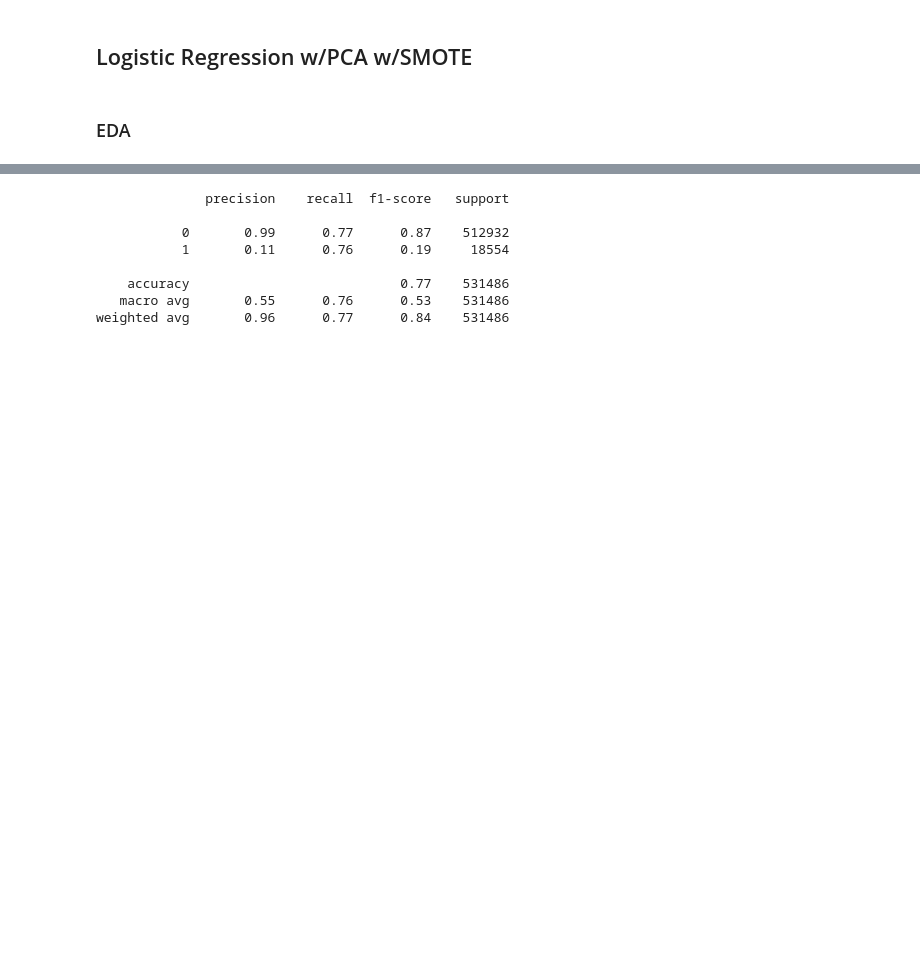
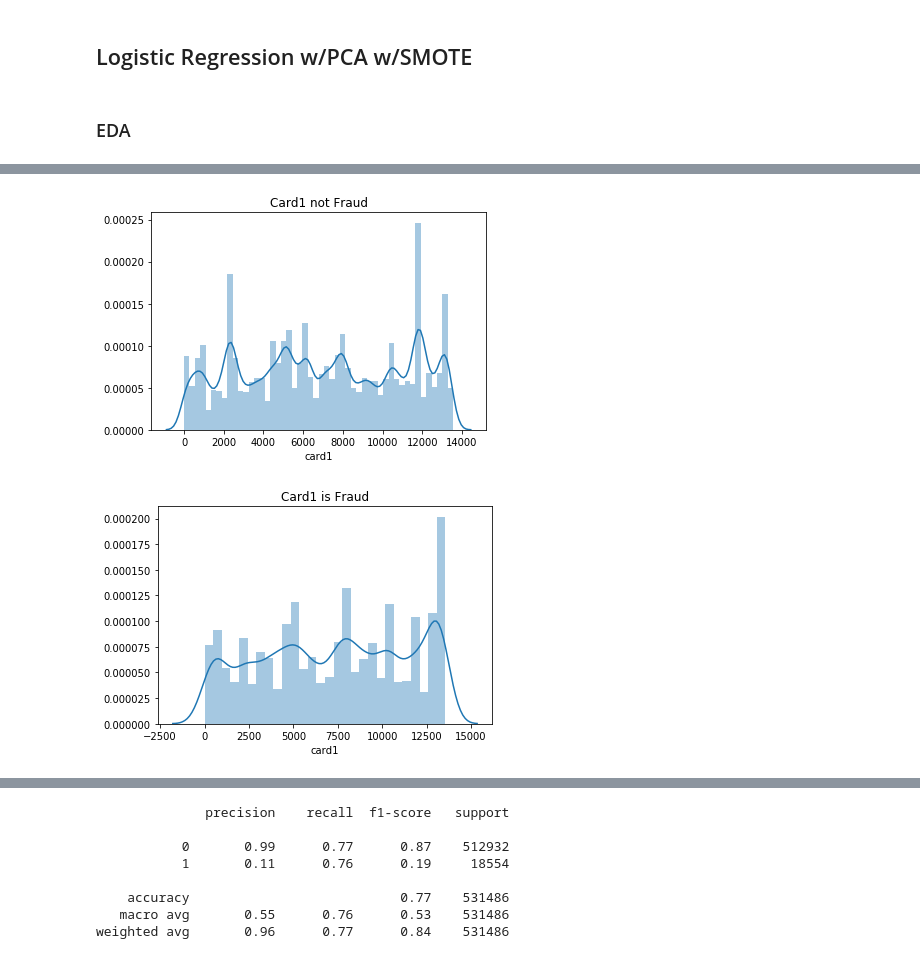
Before and after one commit to kirahman2/fraud_detection, a Jupyter notebook: Fraud Detection EDA.ipynb, the cells around one changed output, grey strips where cells are left out. Saved outputs shown, nothing was run; the diff lists cells and outputs as text; code cells hidden in the pictures; blank space fills up the shorter version.

```diff
--- a/Fraud Detection EDA.ipynb
+++ b/Fraud Detection EDA.ipynb
@@ -247,3 +243,4 @@ corr = df_features.corr()
 # %%
-corr.to_csv('/Users/krahman/work/fraud_detection/saved_files/corr_matrix.csv')
+df_features = pd.read_csv('/Users/krahman/work/fraud_detection/saved_files/df_imputed.csv')
+df_features = df_features.drop('Unnamed: 0', axis=1)
 # %%
@@ -650,4 +484,4 @@ Name: addr2, dtype: int64
 # %%
-for val in df_features.addr2.unique():
-    if df_features.addr2.loc[]
+# for val in df_features.addr2.unique():
+#     if df_features.addr2.loc[]
 # %%
@@ -706,0 +557,24 @@ X = X.drop('addr4', axis=1)
+# %%
+list_fraud_perc = []
+df_temp = df_features
+for val in df_features.addr1.unique():
+    fraud_perc = df_temp[(df_temp.addr1==val) & (df_temp.isFraud==1)].shape[0]/df_temp.shape[0]
+    list_fraud_perc.append(fraud_perc)
+
+series_fraud_perc = pd.Series(list_fraud_perc)
+series_col_name = pd.Series(df_features.addr1.unique())
+df_addr1_fr = pd.concat([series_col_name, series_fraud_perc], keys=['col_val', 'fraud_perc'], axis=1)
+df_addr1_fr = df_addr1_fr.sort_values('fraud_perc', ascending=False).reset_index(drop=True)
+# creating ratio of values more likely to have fraud within the region.
+df_addr1_fr['fraud_multip'] = 0
+fraud_perc_min = df_addr1_fr[df_addr1_fr.fraud_perc>0].fraud_perc.min()
+for val in df_addr1_fr.col_val.unique():
+    val_fraud_perc = df_addr1_fr[df_addr1_fr.col_val==val]['fraud_perc']
+    val_fraud_ratio = val_fraud_perc / fraud_perc_min
+    val_index = df_addr1_fr[df_addr1_fr.col_val==val].index
+    df_addr1_fr.loc[val_index, 'fraud_multip'] = val_fraud_ratio
+
+# creating and mapping dictionary values
+df_addr6 = df_addr1_fr[['col_val','fraud_multip']].set_index('col_val').to_dict()
+dict_addr6_fraud_multip = df_addr6['fraud_multip']
+df_features['addr6'] = df_features.addr1.map(dict_addr6_fraud_multip)
@@ -706,0 +631,11 @@ X = X.drop('addr4', axis=1)
+# %%
+sns.distplot(df_features[df_features.isFraud==0]['card1'])
+plt.title('Card1 not Fraud')
+plt.show()
+
+sns.distplot(df_features[df_features.isFraud==1]['card1'])
+plt.title('Card1 is Fraud')
+plt.show()
+# %% [output]
+[figure, added]
+[figure, added]
```
Also changed, not shown: parts of 51 cells of this notebook.
